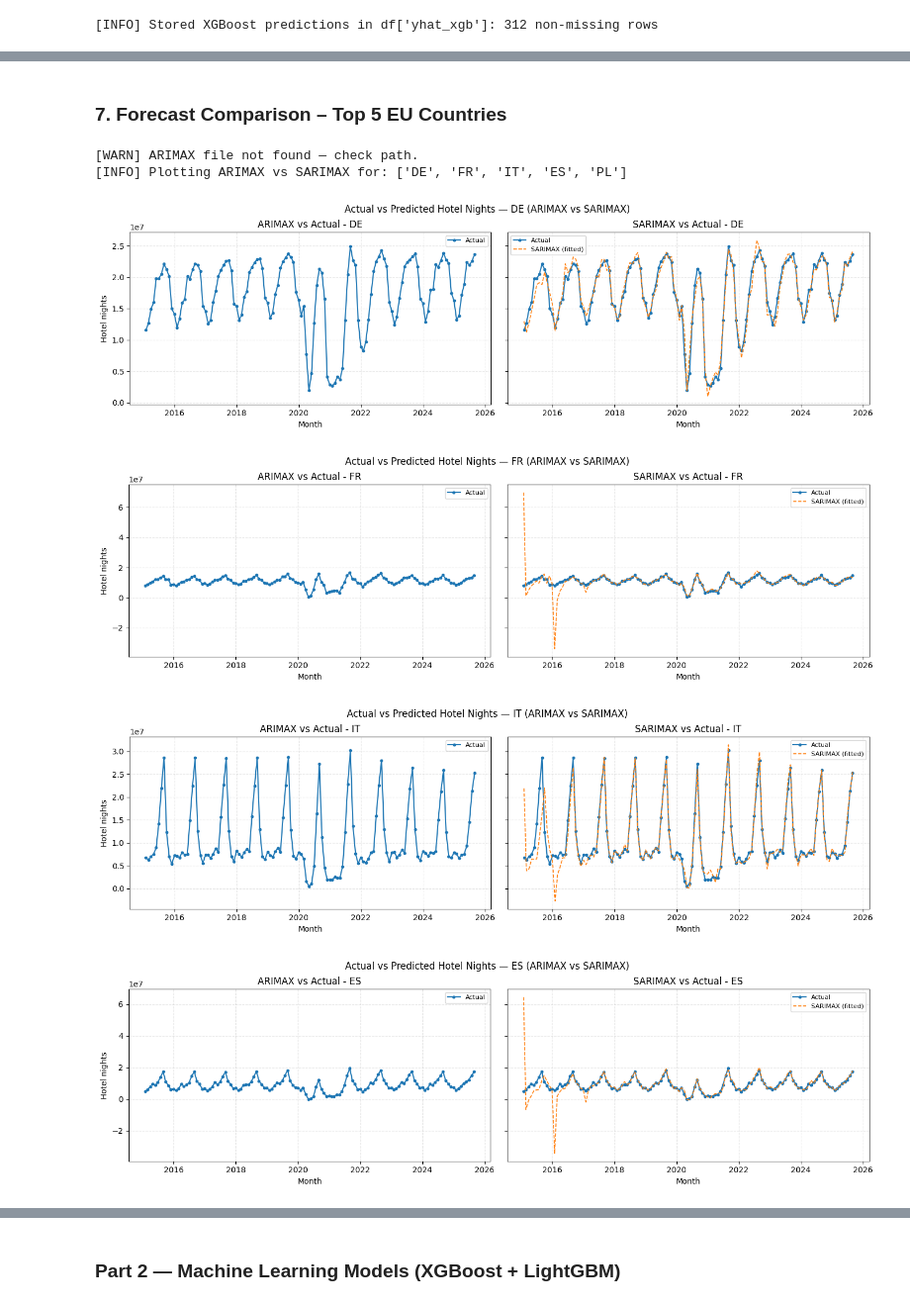
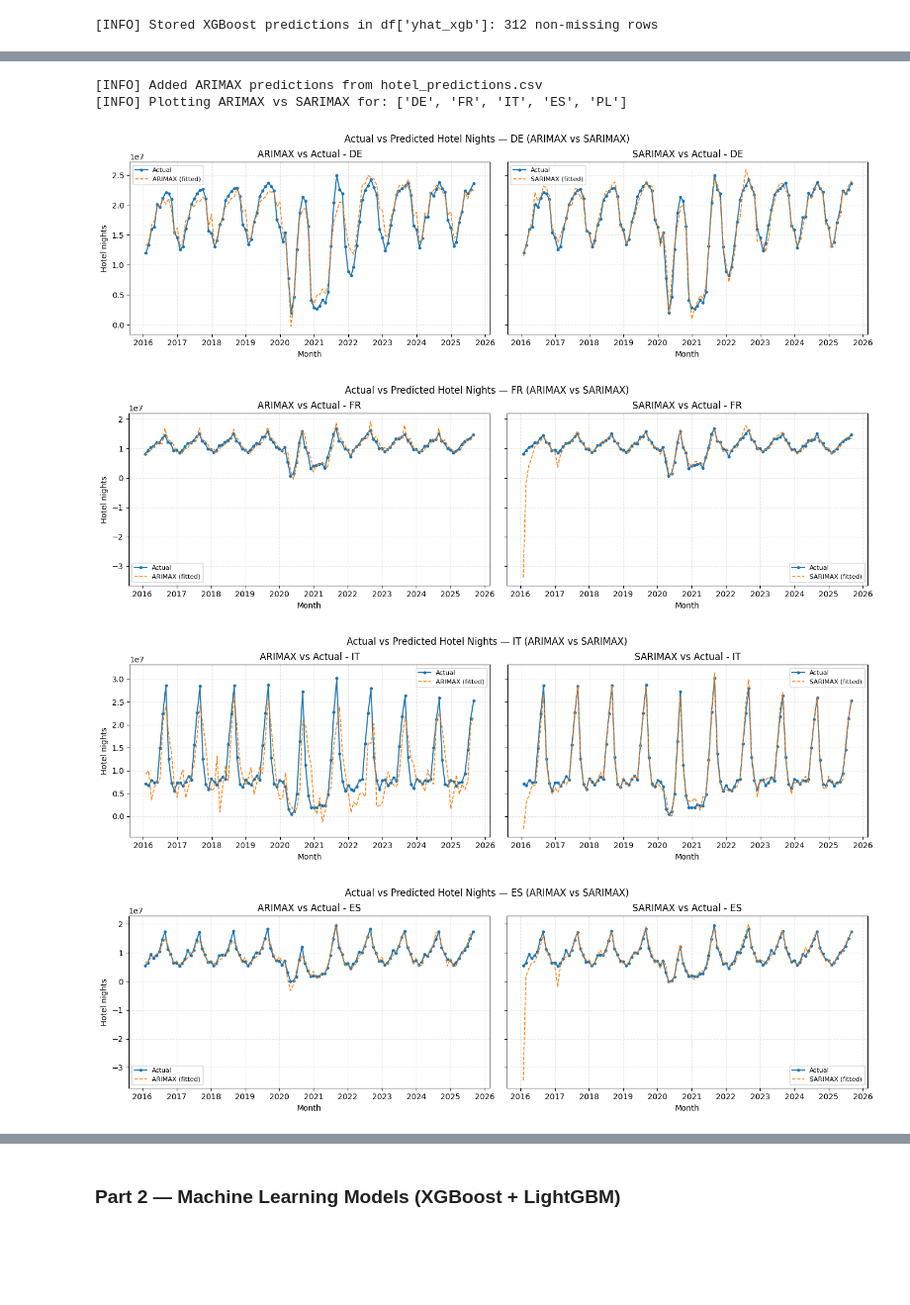
Before and after one commit to gsanaev/forecasting-explaining-hotel-demand-in-eu, a Jupyter notebook: notebooks/03-model-training.ipynb, the cells around one changed output, grey strips where cells are left out. Shown at 99% size. Saved outputs shown, nothing was run; the diff lists cells and outputs as text; code cells hidden in the pictures; blank space fills up the shorter version.

Commit message:
fix: stabilize ARIMAX and SARIMAX plotting after 2016 trimming

```diff
--- a/notebooks/03-model-training.ipynb
+++ b/notebooks/03-model-training.ipynb
@@ -288,26 +234,19 @@ else:
 # %%
 # %% -----------------------------------------------
-# STEP 6 — Evaluate SARIMAX vs Naive for ALL Countries (Validation: 2024)
+# STEP 6 — EVALUATE SARIMAX VS NAIVE FOR ALL COUNTRIES (VALIDATION: 2024)
 # -----------------------------------------------
 
-print(df.columns.tolist())
-
-# --- Ensure consistent column naming after merge ---
+# Ensure proper column naming after merge
 if "nights_spent_x" in df.columns:
-    df = df.rename(columns={"nights_spent_x": "nights_spent"})
-if "nights_spent_y" in df.columns:
-    df.drop(columns=["nights_spent_y"], inplace=True, errors="ignore")
-
-# --- 1. Focus only on 2024 (validation period) ---
+    df.rename(columns={"nights_spent_x": "nights_spent"}, inplace=True)
+    df.drop(columns=["nights_spent_y"], errors="ignore", inplace=True)
 
 eval_mask = (df["month"] >= "2024-01-01") & (df["month"] < "2025-01-01")
 df_eval = df.loc[eval_mask].copy()
 
-# --- 2. Define RMSE function ---
 def rmse(y, yhat):
     return np.sqrt(mean_squared_error(y, yhat))
 
-# --- 3. Compute metrics per region ---
 eval_tbl = (
     df_eval.dropna(subset=["nights_spent", "yhat_naive", "yhat_sarimax"])
     .groupby("region", group_keys=False)
@@ -320,10 +259,8 @@ eval_tbl = (
     .reset_index()
 )
 
-# --- 4. Display detailed results per country ---
 display(eval_tbl.head())
 
-# --- 5. Summary metrics across all EU regions ---
 mean_metrics = eval_tbl.mean(numeric_only=True).round(2)
 print("\n📊 Mean RMSE / MAE across ALL EU Countries (2024):")
 display(mean_metrics)
@@ -376,7 +314,5 @@ dtype: float64
 
 ---
-# %% [markdown]
-### 7. Forecast Comparison – Top 5 EU Countries
 # %%
 # %% -----------------------------------------------
 # STEP 7 — COMPARISON - TOP 5 EU COUNTRIES
@@ -384,7 +320,7 @@ dtype: float64
 
 # --- 1. Merge ARIMAX results from Notebook 2 ---
 
-PRED_PATH = REPORTS / "hotel_predictions.csv"
+PRED_PATH = DATA_PROCESSED / "hotel_predictions.csv"
 
 if PRED_PATH.exists():
     arimax_data = pd.read_csv(PRED_PATH, parse_dates=["month"])
@@ -417,6 +353,9 @@ print(f"[INFO] Plotting ARIMAX vs SARIMAX for: {top_regions}")
 
 for country in top_regions:
     subset = df.query("region == @country").sort_values("month")
+
+    # ✅ Trim unstable ARIMA initialization period for cleaner visualisation
+    subset = subset[subset["month"] >= "2016-01-01"]
 
     fig, axes = plt.subplots(1, 2, figsize=(14, 4), sharey=True)
 
@@ -432,35 +371,35 @@ for country in top_regions:
         )
     axes[0].set_title(f"ARIMAX vs Actual - {country}")
     axes[0].set_xlabel("Month")
     axes[0].set_ylabel("Hotel nights")
     axes[0].legend(fontsize=8)
     axes[0].grid(alpha=0.3, linestyle="--")
 
     # --- Right: SARIMAX ---
     axes[1].plot(
         subset["month"], subset["nights_spent"],
         label="Actual", marker="o", markersize=3, lw=1.5
     )
     if "yhat_sarimax" in subset.columns:
         axes[1].plot(
             subset["month"], subset["yhat_sarimax"],
             label="SARIMAX (fitted)", linestyle="--", lw=1.2
         )
     axes[1].set_title(f"SARIMAX vs Actual - {country}")
     axes[1].set_xlabel("Month")
     axes[1].legend(fontsize=8)
     axes[1].grid(alpha=0.3, linestyle="--")
 
     plt.tight_layout()
     plt.suptitle(
         f"Actual vs Predicted Hotel Nights — {country} (ARIMAX vs SARIMAX)",
         fontsize=12, fontweight="normal", y=1.03
     )
     plt.show()
 # %% [output]
-[WARN] ARIMAX file not found — check path.
+[INFO] Added ARIMAX predictions from hotel_predictions.csv
 [INFO] Plotting ARIMAX vs SARIMAX for: ['DE', 'FR', 'IT', 'ES', 'PL']
-[figure, old version]
+[figure, new version]
-[figure, old version]
+[figure, new version]
-[figure, old version]
+[figure, new version]
-[figure, old version]
+[figure, new version]
```
Also changed, not shown: parts of 45 cells of this notebook.
